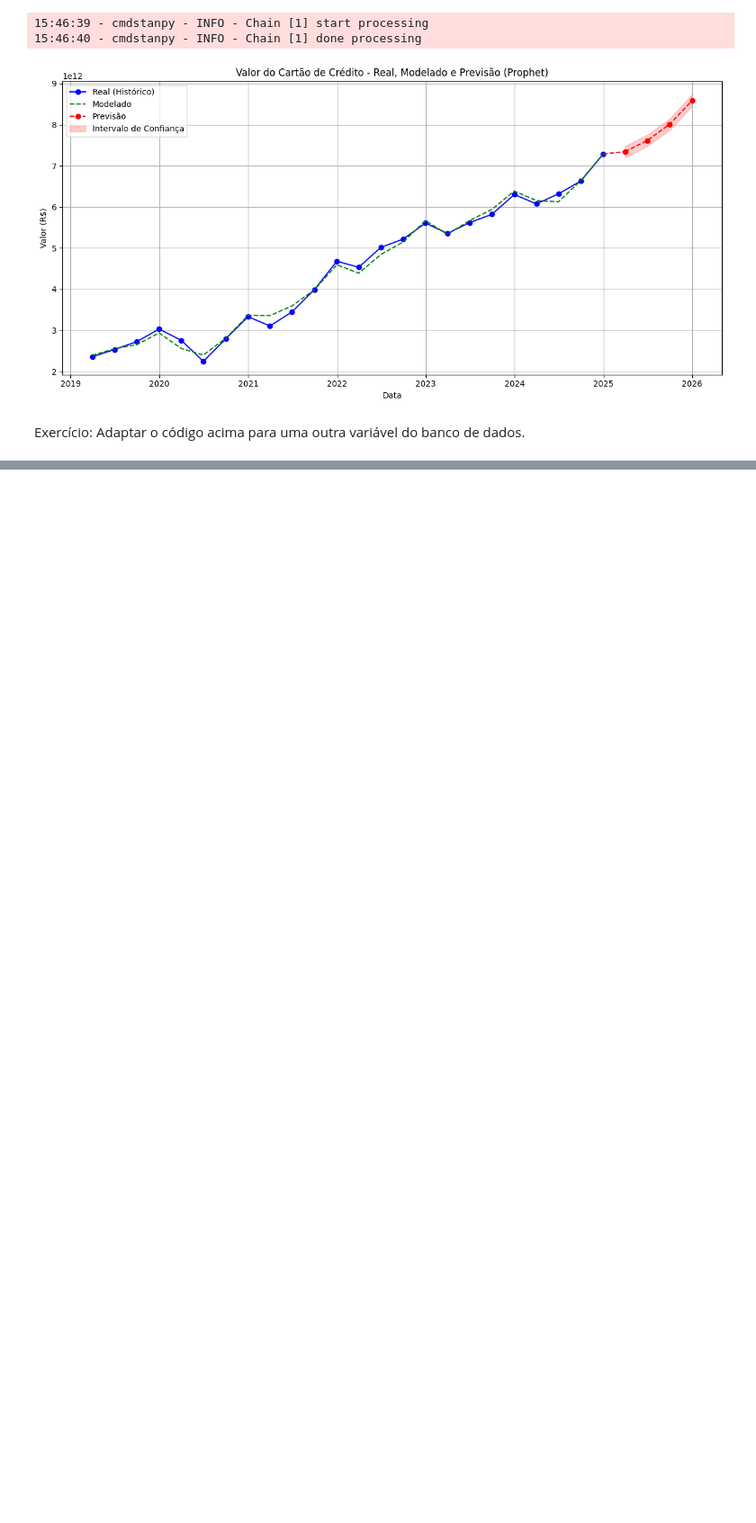
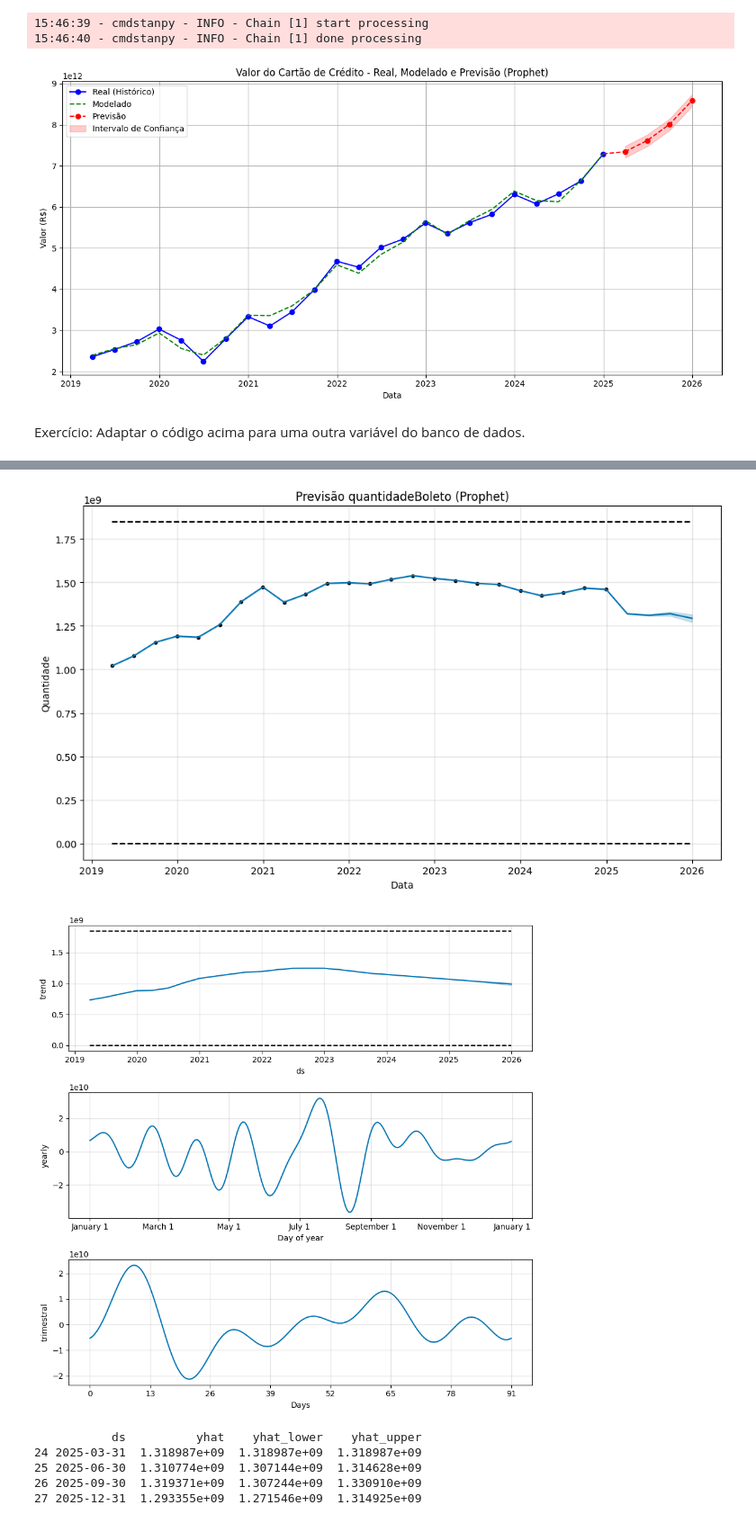
Before and after one commit to LouisyRodrigues7/etlBCB, a Jupyter notebook: MachineLearning.ipynb, the cells around one changed output, grey strips where cells are left out. Shown at 90% size. Cells and saved outputs as stored; diff of their text form; code cells hidden in the pictures; blank space fills up the shorter version.

```diff
--- a/MachineLearning.ipynb
+++ b/MachineLearning.ipynb
@@ -264,0 +346,43 @@ Exercício: Adaptar o código acima para uma outra variável do banco de dados.
+# %%
+# Aqui a gente prepara os dados para o Prophet, que é uma ferramenta que ajuda a prever séries de tempo.
+# Falamos para o modelo que o crescimento tem um limite e que existem padrões que se repetem a cada 3 meses.
+# Depois, pedimos para ele prever os próximos 4 trimestres e mostramos os gráficos com essas previsões.
+# Também mostramos só as previsões futuras com uma margem de erro para ter uma ideia da certeza.
+
+df_prophet = df[['datatrimestre', 'quantidadeBoleto']].rename(columns={
+    'datatrimestre': 'ds',
+    'quantidadeBoleto': 'y'
+})
+
+max_val = df_prophet['y'].max()
+df_prophet['cap'] = max_val * 1.2
+df_prophet['floor'] = 0
+
+model = Prophet(
+    growth='logistic',
+    changepoint_prior_scale=0.3,
+    seasonality_prior_scale=10.0
+)
+model.add_seasonality(name='trimestral', period=365.25/4, fourier_order=5)
+model.fit(df_prophet)
+
+future = model.make_future_dataframe(periods=4, freq='QE')
+future['cap'] = df_prophet['cap'].max()
+future['floor'] = 0
+
+forecast = model.predict(future)
+
+fig1 = model.plot(forecast)
+plt.title("Previsão quantidadeBoleto (Prophet)")
+plt.xlabel("Data")
+plt.ylabel("Quantidade")
+plt.tight_layout()
+plt.show()
+
+fig2 = model.plot_components(forecast)
+plt.tight_layout()
+plt.show()
+
+future_only = forecast[forecast['ds'] > df_prophet['ds'].max()]
+print(future_only[['ds', 'yhat', 'yhat_lower', 'yhat_upper']])
+# %% [output]
@@ -264,0 +391,7 @@ Exercício: Adaptar o código acima para uma outra variável do banco de dados.
+[figure, added]
+[figure, added]
+           ds          yhat    yhat_lower    yhat_upper
+24 2025-03-31  1.318987e+09  1.318987e+09  1.318987e+09
+25 2025-06-30  1.310774e+09  1.307144e+09  1.314628e+09
+26 2025-09-30  1.319371e+09  1.307244e+09  1.330910e+09
+27 2025-12-31  1.293355e+09  1.271546e+09  1.314925e+09
```
Also changed, not shown: parts of 16 cells of this notebook.
